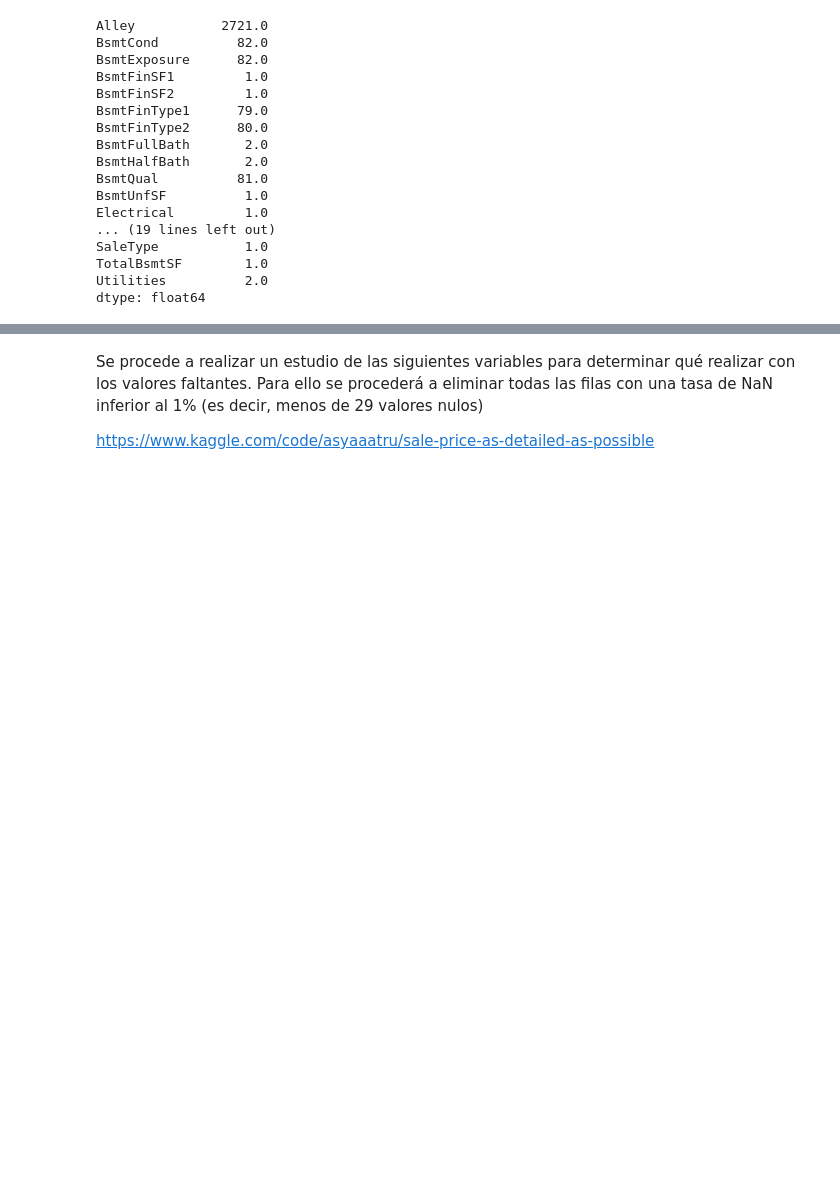
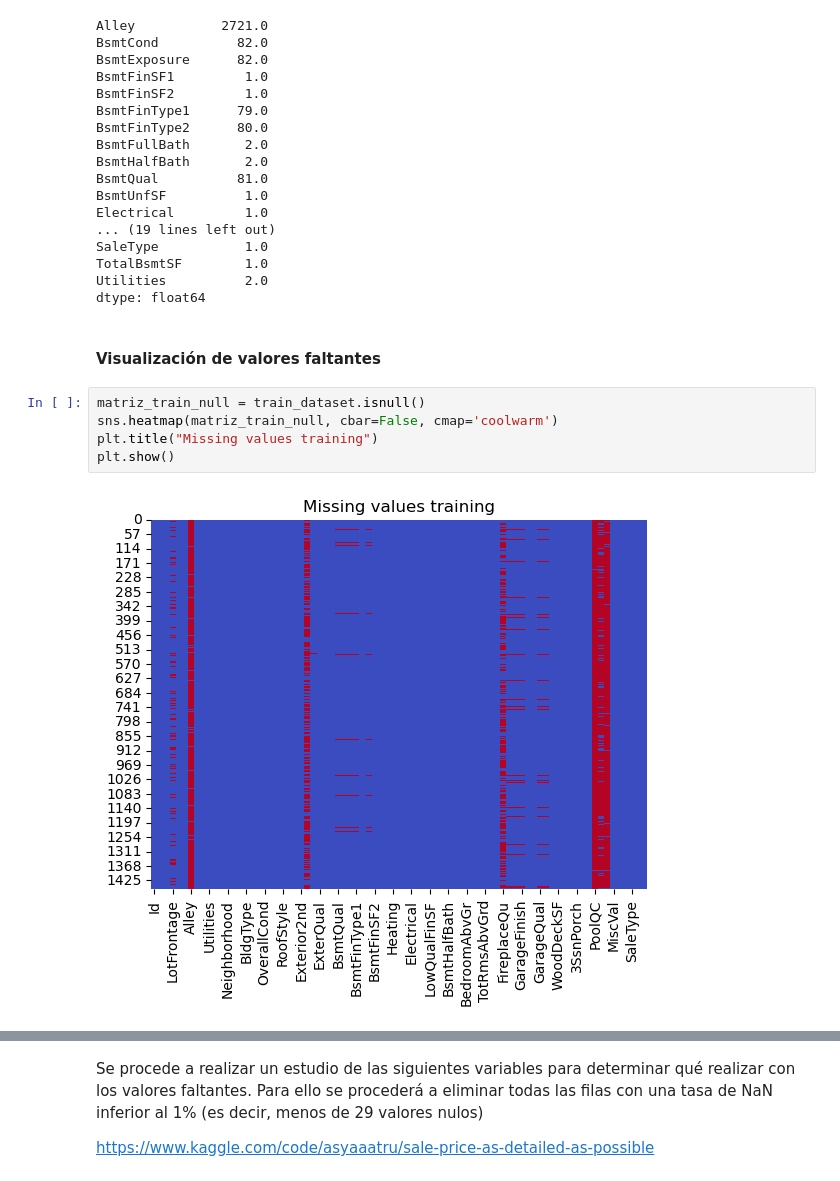
Before and after one commit to mmarzap19/SuperPoderosas, a Jupyter notebook: Mojo_jojo.ipynb, the cells around one changed output, grey strips where cells are left out. Drawn from its saved outputs; the diff is of its cells as text; blank space fills up the shorter version.

```diff
--- a/Mojo_jojo.ipynb
+++ b/Mojo_jojo.ipynb
@@ -173,3 +173,12 @@ SaleType           1.0
 TotalBsmtSF        1.0
 Utilities          2.0
 dtype: float64
+# %% [markdown]
+#### Visualización de valores faltantes
+# %%
+matriz_train_null = train_dataset.isnull()
+sns.heatmap(matriz_train_null, cbar=False, cmap='coolwarm')
+plt.title("Missing values training")
+plt.show()
+# %% [output]
+[figure, added]
```
Also changed, not shown: parts of 24 cells of this notebook.
